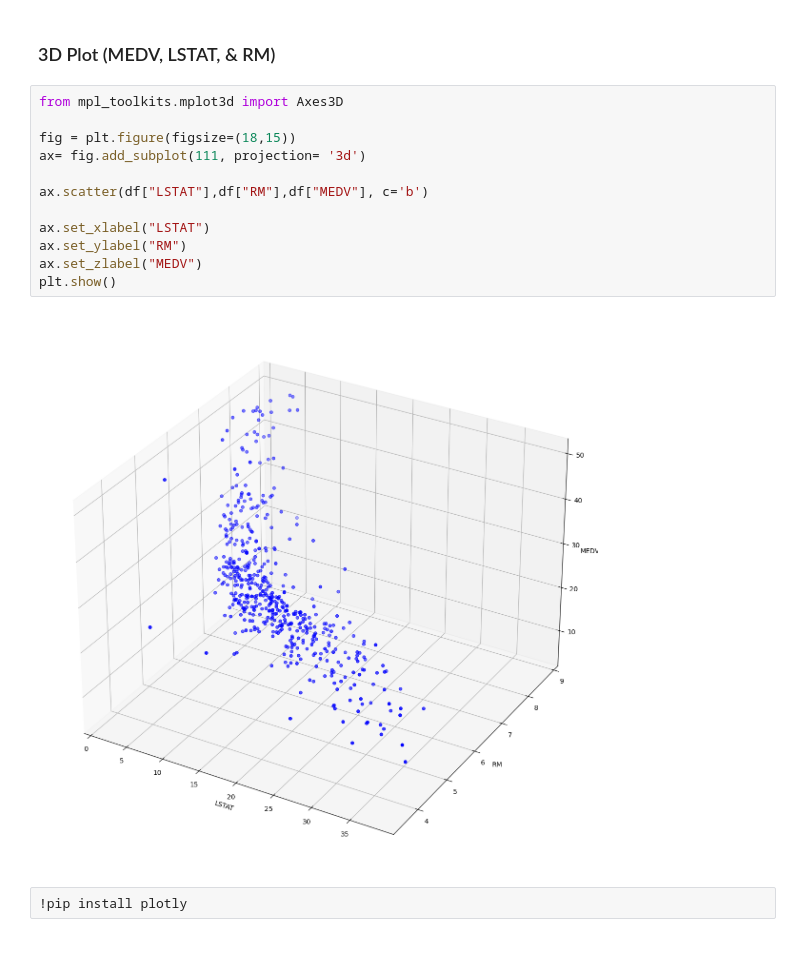
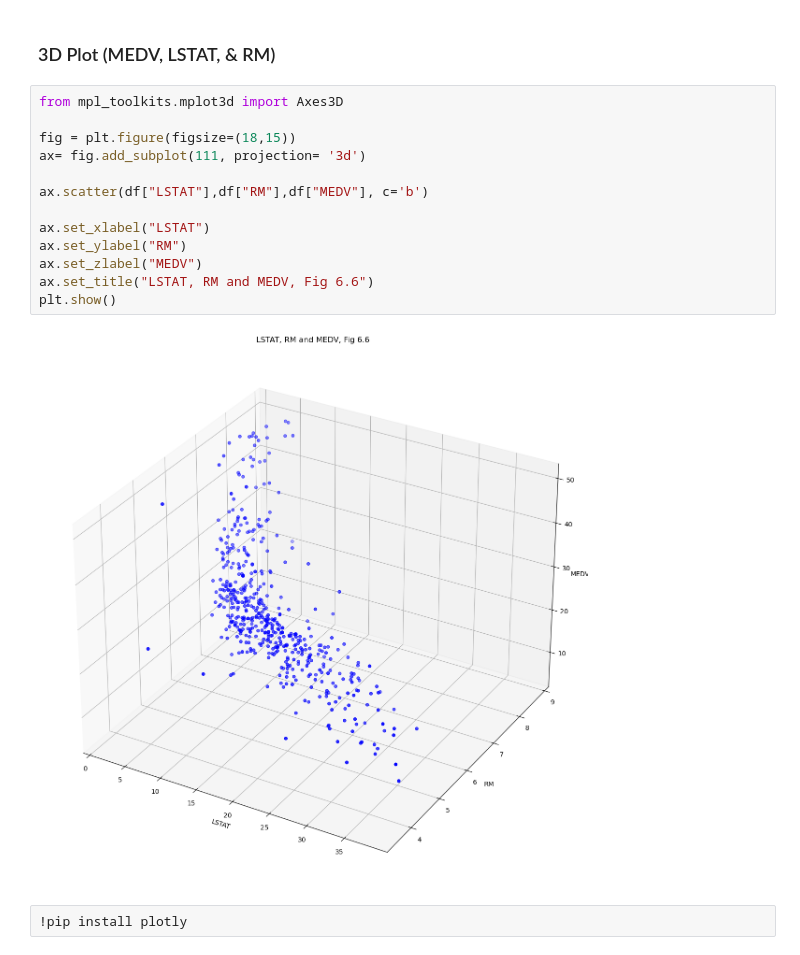
Before and after one commit to MarcoAxel/AI-ML, a Jupyter notebook: Regression_Project/P2_Multiple_Linear_Regression.ipynb, the cells around one changed output. Cells and saved outputs as stored; diff of their text form.

```diff
--- a/Regression_Project/P2_Multiple_Linear_Regression.ipynb
+++ b/Regression_Project/P2_Multiple_Linear_Regression.ipynb
@@ -236,17 +236,18 @@ plt2.show()
 # %%
 from mpl_toolkits.mplot3d import Axes3D
 
 fig = plt.figure(figsize=(18,15))
 ax= fig.add_subplot(111, projection= '3d')
 
 ax.scatter(df["LSTAT"],df["RM"],df["MEDV"], c='b')
 
 ax.set_xlabel("LSTAT")
 ax.set_ylabel("RM")
 ax.set_zlabel("MEDV")
+ax.set_title("LSTAT, RM and MEDV, Fig 6.6")
 plt.show()
 # %% [output]
-[figure, old version]
+[figure, new version]
 # %%
 !pip install plotly
 # %% [output]
```
Also changed, not shown: parts of 26 cells of this notebook.
